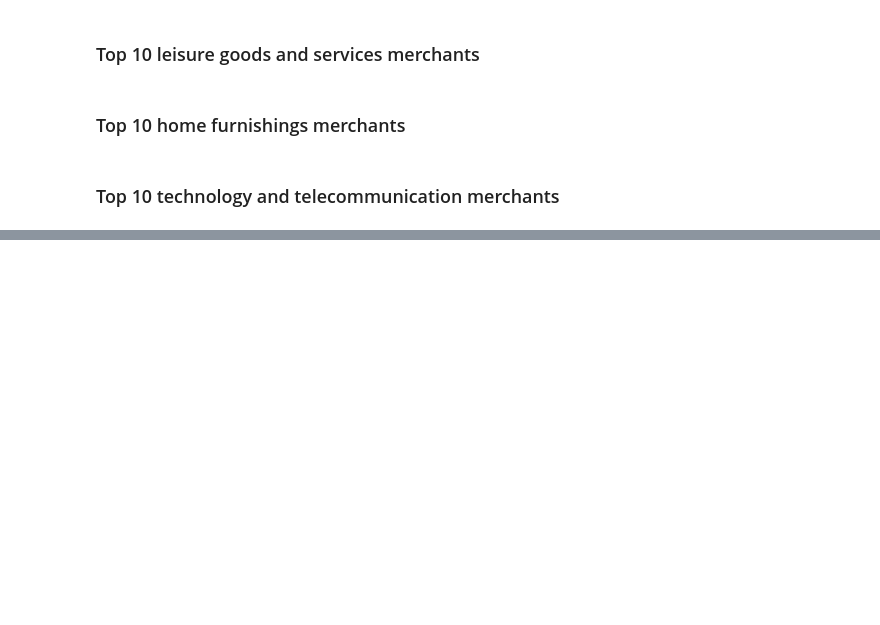
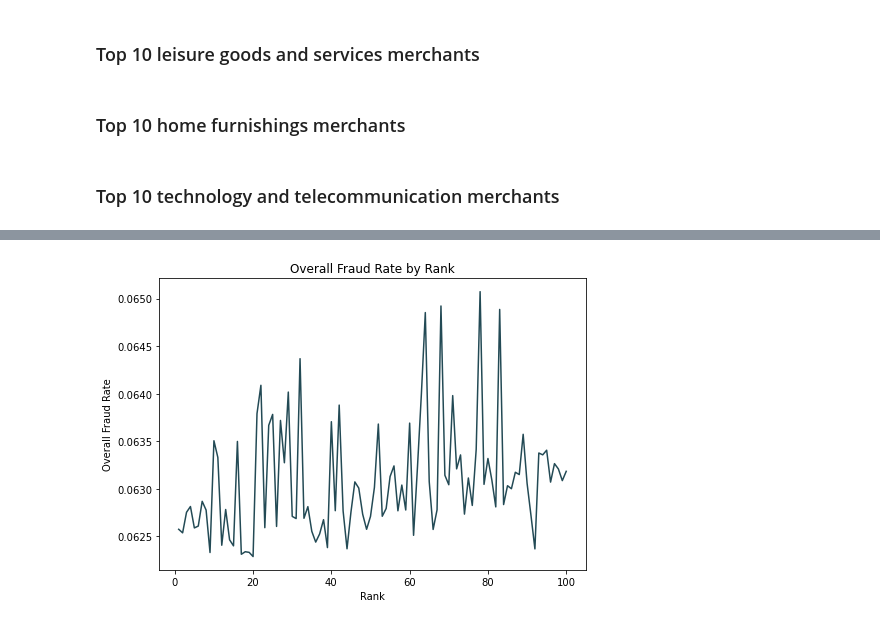
Before and after one commit to MAST30034-Applied-Data-Science/generic-buy-now-pay-later-project-group-19, a Jupyter notebook: notebooks/Project Summary Notebook.ipynb, the cells around one changed output, grey strips where cells are left out. Cells and saved outputs as stored; diff of their text form; code cells hidden in the pictures; blank space fills up the shorter version.

```diff
--- a/notebooks/Project Summary Notebook.ipynb
+++ b/notebooks/Project Summary Notebook.ipynb
@@ -656,0 +724,17 @@ The revenue decreases as the ranking declines, which is theoretically correct.
+# %%
+# Plot overall fraud rate trend by rank
+fig, ax = plt.subplots(1, figsize=(7, 5))
+ax = sns.lineplot(top_100['rank'],top_100['rate_fraud_order'], color='#234a55', sort=True)
+fig = ax.figure
+
+ax.xaxis.set_tick_params(labelsize=10)
+ax.yaxis.set_tick_params(labelsize=10)
+ax.set_ylabel('Overall Fraud Rate', fontsize=10)
+ax.set_xlabel('Rank', fontsize=10)
+plt.xticks(rotation=0)
+plt.title("Overall Fraud Rate by Rank")
+
+fig.tight_layout()
+fig.savefig('../plots/top_100_overall_fraud_rate.png', dpi=300)
+# %% [output]
+[figure, added]
```
Also changed, not shown: parts of 30 cells of this notebook, 9 other files.
